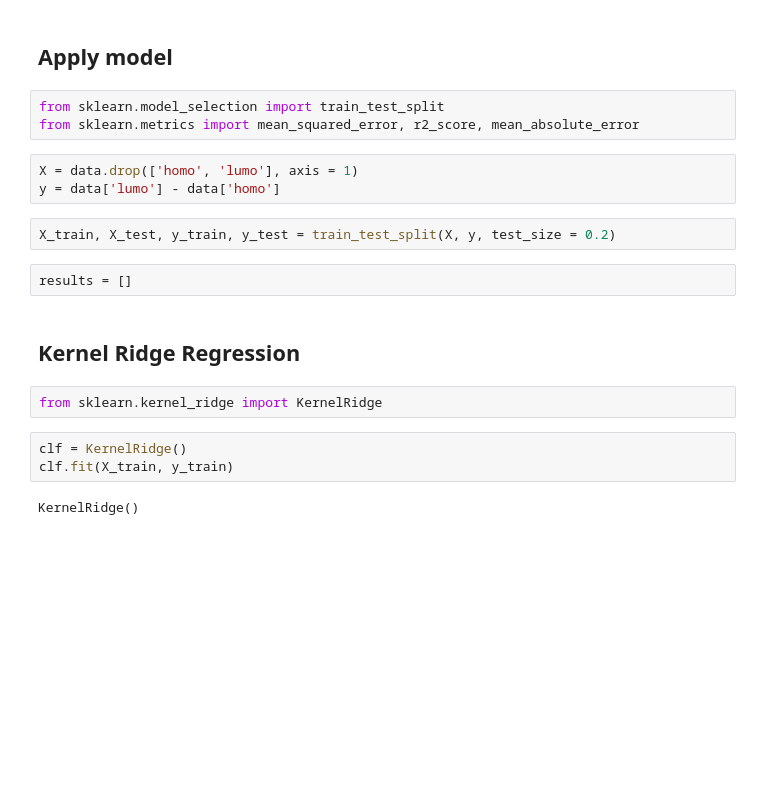
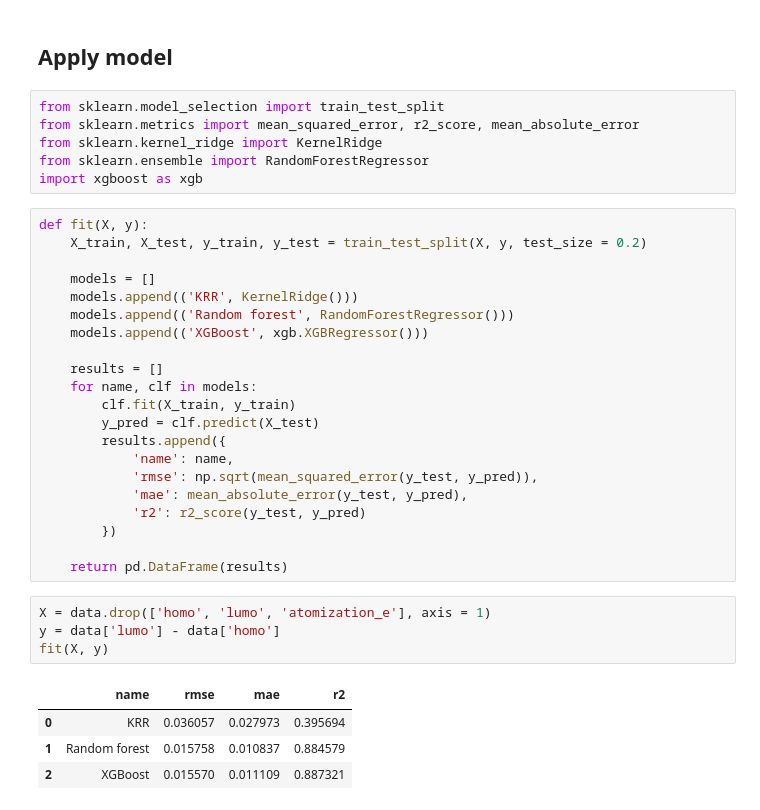
Before and after one commit to Top34051/foundry-model, a Jupyter notebook: codes/homo-lumo-ml.ipynb, the cells around one changed output. Drawn from its saved outputs; the diff is of its cells as text; blank space fills up the shorter version.

```diff
--- a/codes/homo-lumo-ml.ipynb
+++ b/codes/homo-lumo-ml.ipynb
@@ -177,19 +178,36 @@ plt.show()
 # %%
 from sklearn.model_selection import train_test_split
 from sklearn.metrics import mean_squared_error, r2_score, mean_absolute_error
+from sklearn.kernel_ridge import KernelRidge
+from sklearn.ensemble import RandomForestRegressor
+import xgboost as xgb
+# %%
+def fit(X, y):
+    X_train, X_test, y_train, y_test = train_test_split(X, y, test_size = 0.2)
+
+    models = []
+    models.append(('KRR', KernelRidge()))
+    models.append(('Random forest', RandomForestRegressor()))
+    models.append(('XGBoost', xgb.XGBRegressor()))
+
+    results = []
+    for name, clf in models:
+        clf.fit(X_train, y_train)
+        y_pred = clf.predict(X_test)
+        results.append({
+            'name': name,
+            'rmse': np.sqrt(mean_squared_error(y_test, y_pred)),
+            'mae': mean_absolute_error(y_test, y_pred),
+            'r2': r2_score(y_test, y_pred)
+        })
+
+    return pd.DataFrame(results)
 # %%
-X = data.drop(['homo', 'lumo'], axis = 1)
+X = data.drop(['homo', 'lumo', 'atomization_e'], axis = 1)
 y = data['lumo'] - data['homo']
+fit(X, y)
+# %% [output]
+|  | name | rmse | mae | r2 |
+| 0 | KRR | 0.036057 | 0.027973 | 0.395694 |
+| 1 | Random forest | 0.015758 | 0.010837 | 0.884579 |
+| 2 | XGBoost | 0.015570 | 0.011109 | 0.887321 |
-# %%
-X_train, X_test, y_train, y_test = train_test_split(X, y, test_size = 0.2)
-# %%
-results = []
-# %% [markdown]
-## Kernel Ridge Regression
-# %%
-from sklearn.kernel_ridge import KernelRidge
-# %%
-clf = KernelRidge()
-clf.fit(X_train, y_train)
-# %% [output]
-KernelRidge()
```
Also changed, not shown: parts of 18 cells of this notebook, 4 other files.
